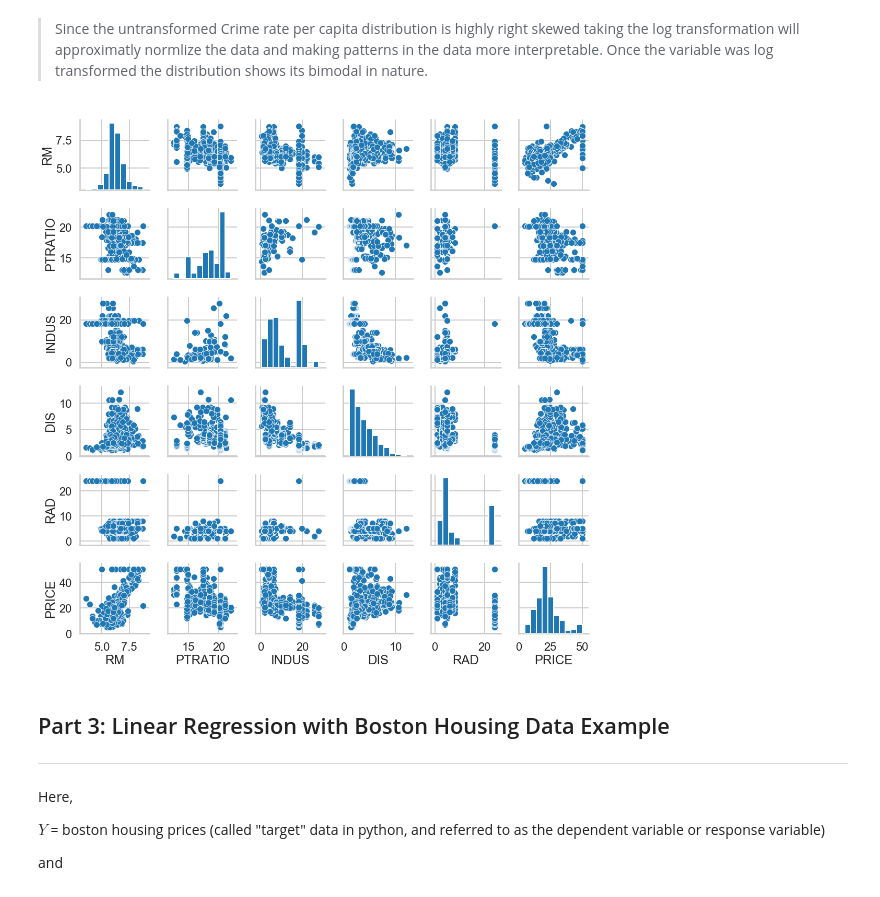
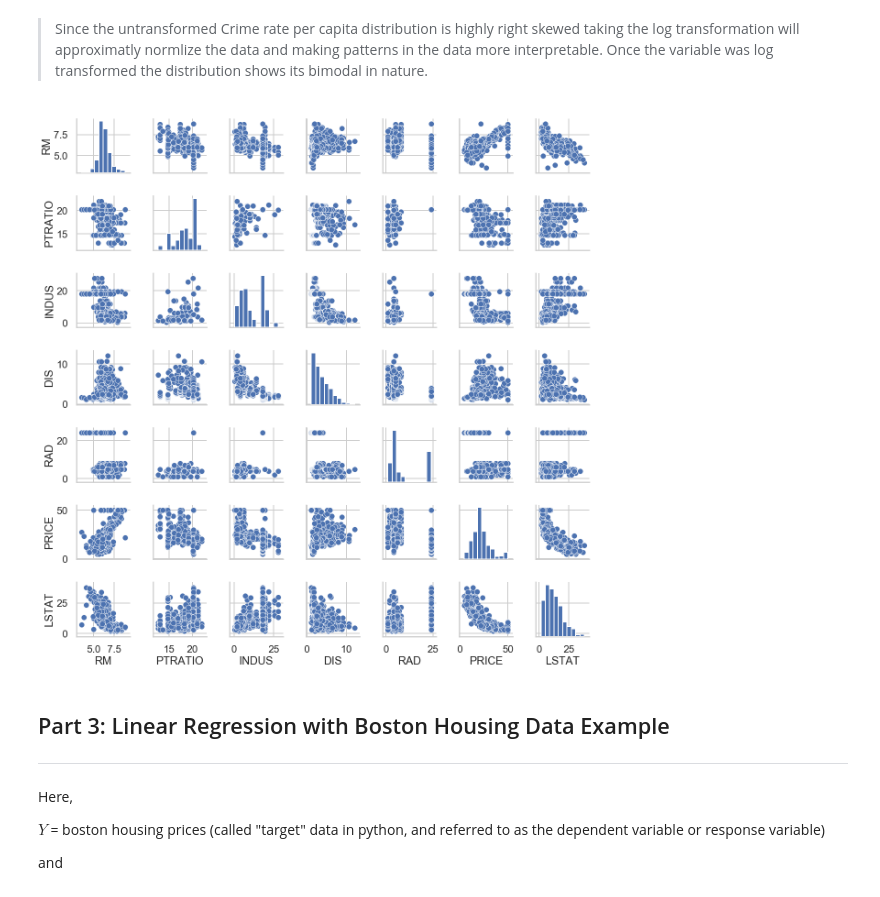
Before and after one commit to vidyasagarsadhanala/dscareertrack, a Jupyter notebook: linear_regression/Mini_Project_Linear_Regression.ipynb, the cells around one changed output. Cells and saved outputs as stored; diff of their text form; code cells hidden in the pictures.

```diff
--- a/linear_regression/Mini_Project_Linear_Regression.ipynb
+++ b/linear_regression/Mini_Project_Linear_Regression.ipynb
@@ -375,10 +375,10 @@ plt.show();
 # %% [markdown]
 > Since the untransformed Crime rate per capita distribution is highly right skewed taking the log transformation will approximatly normlize the data and making patterns in the data more interpretable. Once the variable was log transformed the distribution shows its bimodal in nature.
 # %%
-sns.pairplot(bos, vars=['RM', 'PTRATIO', 'INDUS', 'DIS', 'RAD', 'PRICE'])
+sns.pairplot(bos, vars=['RM', 'PTRATIO', 'INDUS', 'DIS', 'RAD', 'PRICE', 'LSTAT'])
 plt.show();
 # %% [output]
-[figure, old version]
+[figure, new version]
 # %% [markdown]
 ## Part 3: Linear Regression with Boston Housing Data Example
 ***
```
Also changed, not shown: parts of 37 cells of this notebook, 1 other file.
